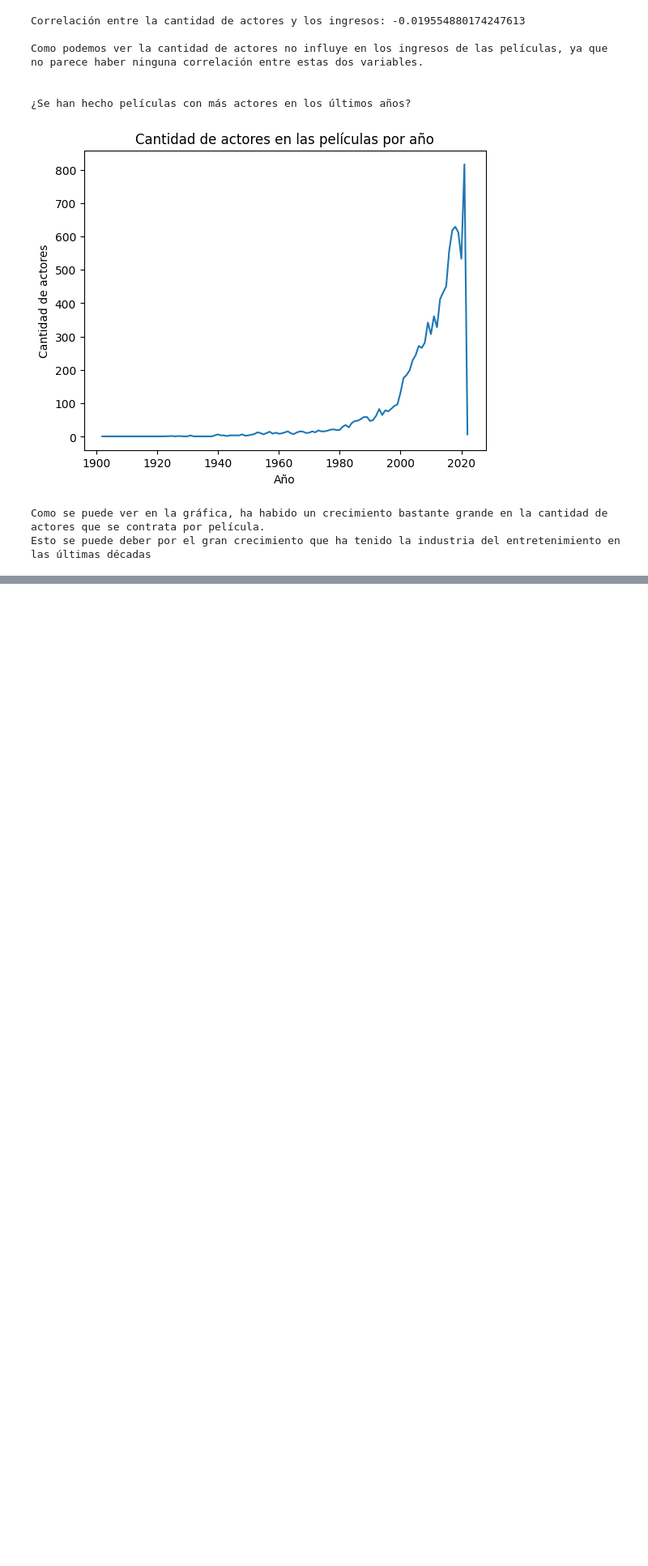
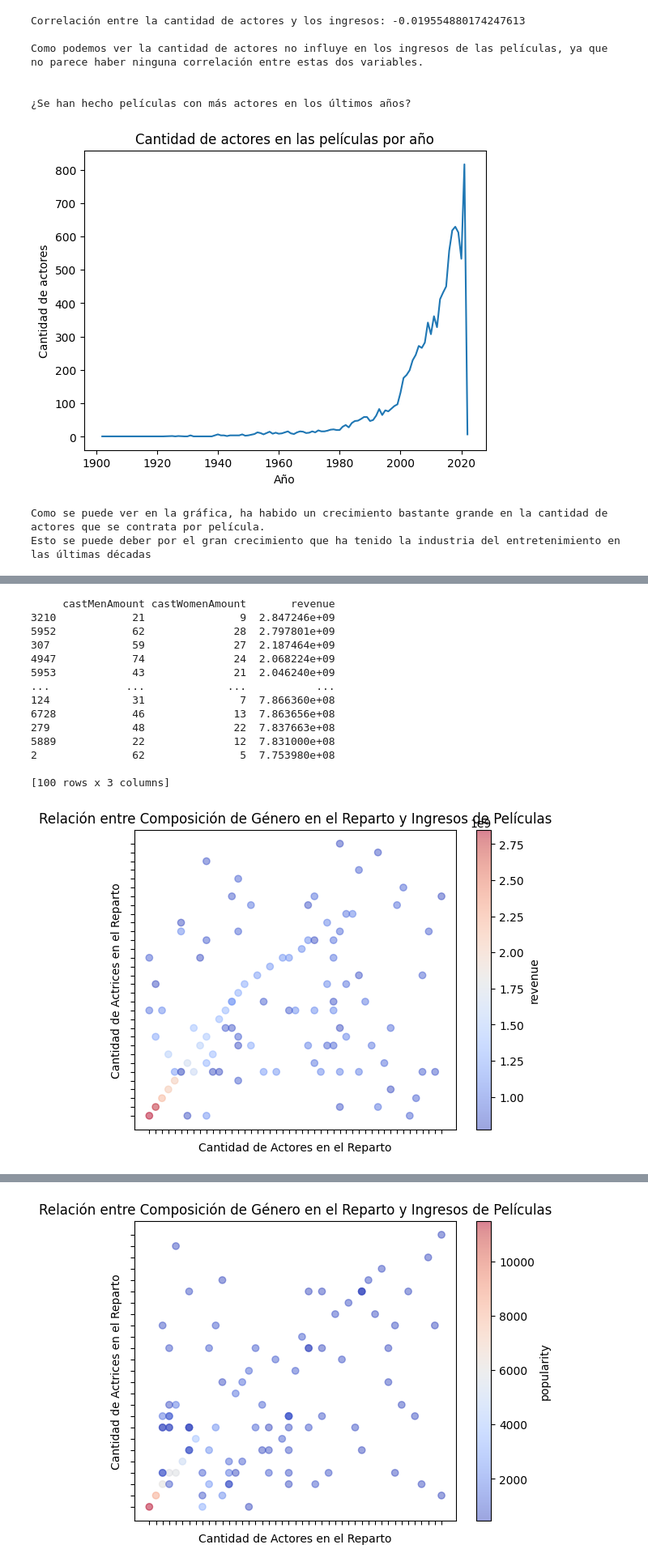
Before and after one commit to estebandonis/HT1-MineriadeDatos, a Jupyter notebook: ht1.ipynb, the cells around one changed output, grey strips where cells are left out. Shown at 81% size. Saved outputs shown, nothing was run; the diff lists cells and outputs as text; code cells hidden in the pictures; blank space fills up the shorter version.

```diff
--- a/ht1.ipynb
+++ b/ht1.ipynb
@@ -324,0 +328,71 @@ Esto se puede deber por el gran crecimiento que ha tenido la industria del entre
+# %%
+import matplotlib.colors as mcolors
+
+# Define your own min and max
+vmin = df["revenue"].min() / 2
+vmax = df["revenue"].max() / 2
+
+# Create a custom normalizer
+norm = mcolors.Normalize(vmin=vmin, vmax=vmax)
+# Obtener top 100 peliculas
+cantidadActores = df.nlargest(100,"revenue")
+# Crear el scatter plot
+plt.scatter(cantidadActores["castMenAmount"], cantidadActores["castWomenAmount"], alpha=0.5, c=cantidadActores["revenue"], cmap="coolwarm")
+
+# Agregar etiquetas y título
+plt.xlabel("Cantidad de Actores en el Reparto")
+plt.ylabel("Cantidad de Actrices en el Reparto")
+plt.title("Relación entre Composición de Género en el Reparto y Ingresos de Películas")
+
+plt.gca().axes.xaxis.set_ticklabels([])
+plt.gca().axes.yaxis.set_ticklabels([])
+
+# Agregar barra de color
+cbar = plt.colorbar()
+cbar.set_label("revenue")
+
+# Mostrar la gráfica
+plt.show()
+
+
+# Define your own min and max
+vmin = df["popularity"].min() / 2
+vmax = df["popularity"].max() / 2
+
+# Create a custom normalizer
+norm = mcolors.Normalize(vmin=vmin, vmax=vmax)
+# Obtener top 100 peliculas
+cantidadActores = df.nlargest(100,"popularity")
+# Crear el scatter plot
+plt.scatter(cantidadActores["castMenAmount"], cantidadActores["castWomenAmount"], alpha=0.5, c=cantidadActores["popularity"], cmap="coolwarm")
+
+# Agregar etiquetas y título
+plt.xlabel("Cantidad de Actores en el Reparto")
+plt.ylabel("Cantidad de Actrices en el Reparto")
+plt.title("Relación entre Composición de Género en el Reparto y Ingresos de Películas")
+
+plt.gca().axes.xaxis.set_ticklabels([])
+plt.gca().axes.yaxis.set_ticklabels([])
+
+# Agregar barra de color
+cbar = plt.colorbar()
+cbar.set_label("popularity")
+
+# Mostrar la gráfica
+plt.show()
+# %% [output]
+     castMenAmount castWomenAmount       revenue
+3210            21               9  2.847246e+09
+5952            62              28  2.797801e+09
+307             59              27  2.187464e+09
+4947            74              24  2.068224e+09
+5953            43              21  2.046240e+09
+...            ...             ...           ...
+124             31               7  7.866360e+08
+6728            46              13  7.863656e+08
+279             48              22  7.837663e+08
+5889            22              12  7.831000e+08
+2               62               5  7.753980e+08
+
+[100 rows x 3 columns]
+[figure, added]
@@ -324,0 +413 @@ Esto se puede deber por el gran crecimiento que ha tenido la industria del entre
+[figure, added]
```
Also changed, not shown: parts of 5 cells of this notebook.
